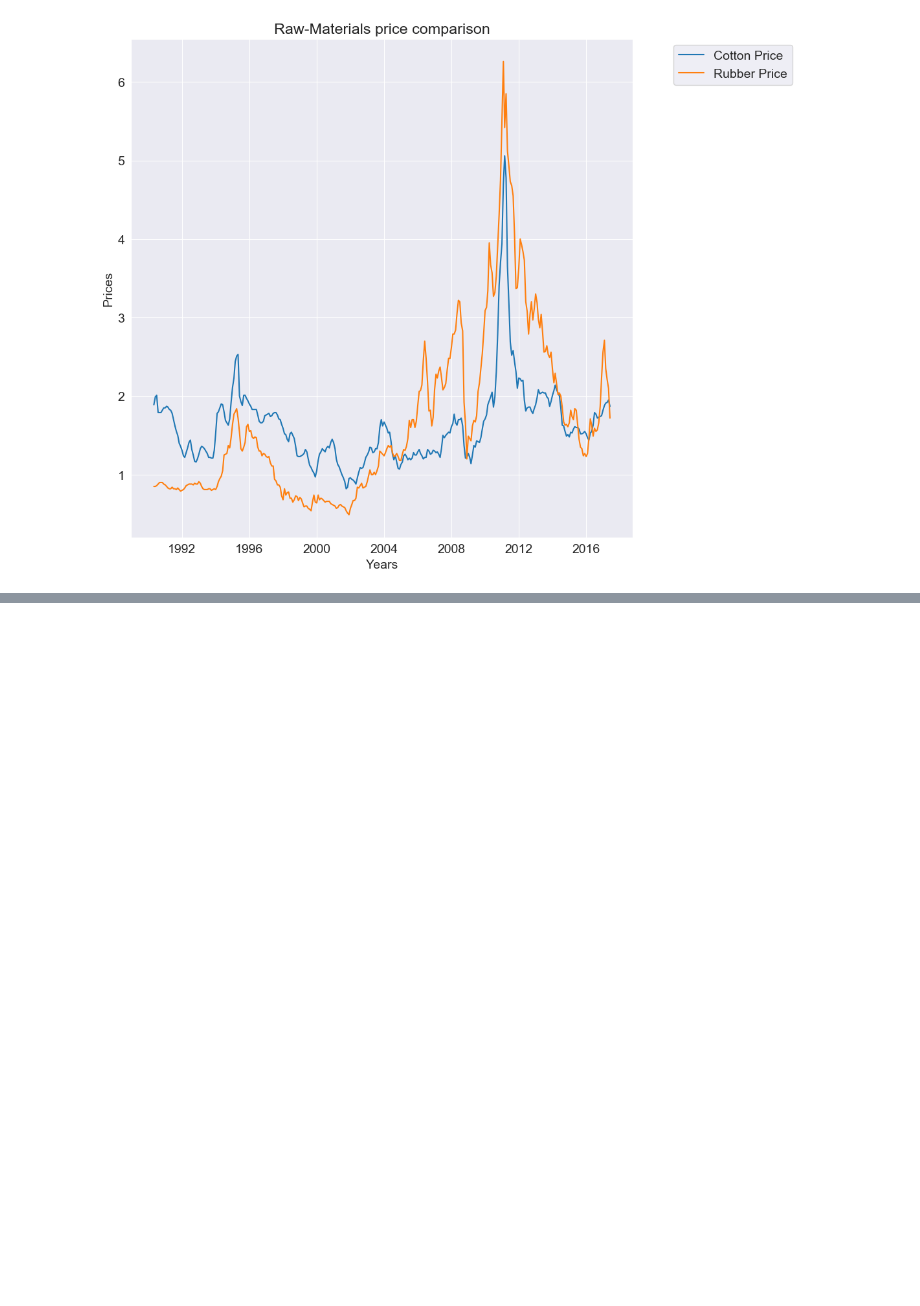
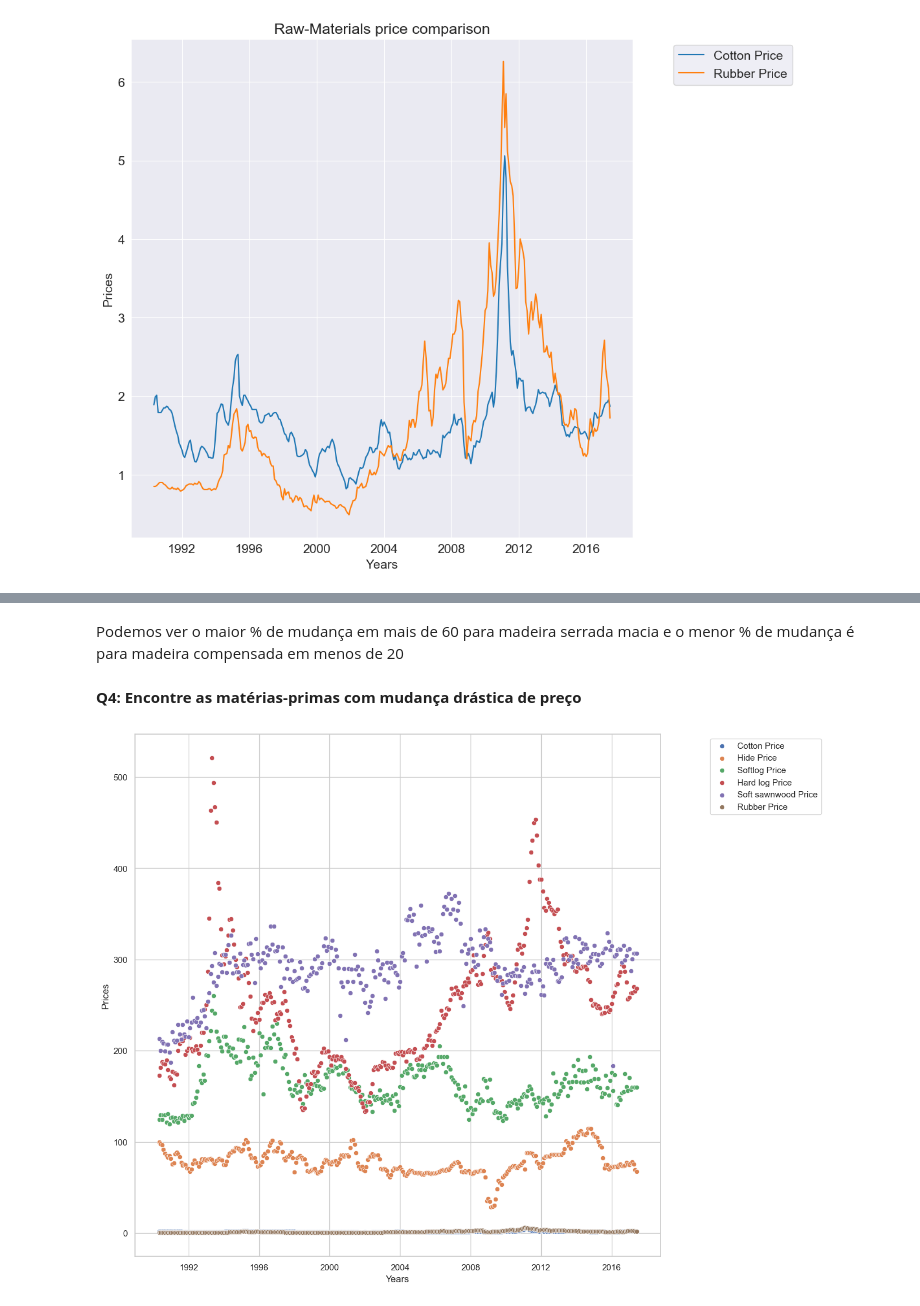
Before and after one commit to NatashaB-randao/Agricultural-Raw-Material-prices-1990-2020-, a Jupyter notebook: Agricultural.ipynb, the cells around one changed output, grey strips where cells are left out. Drawn from its saved outputs; the diff is of its cells as text; code cells hidden in the pictures; blank space fills up the shorter version.

```diff
--- a/Agricultural.ipynb
+++ b/Agricultural.ipynb
@@ -263,0 +334,27 @@ plt.legend(['Cotton Price','Rubber Price'], loc='upper center', bbox_to_anchor=(
+# %% [markdown]
+Podemos ver o maior % de mudança em mais de 60 para madeira serrada macia e o menor % de mudança é para madeira compensada em menos de 20
+# %% [markdown]
+**Q4: Encontre as matérias-primas com mudança drástica de preço**
+# %%
+# plt.figure(figsize=(12,12))
+# sns.scatterplot(df['Cotton Price'],df.index,hue=df['Fine wool Price']);
+
+# Lista de matérias-primas de interesse com preços considerados "baixos"
+lowlist = ['Cotton Price', 'Hide Price', 'Softlog Price', 'Hard log Price', 'Soft sawnwood Price', 'Rubber Price']
+
+# Cria uma nova figura com tamanho de 12x12 polegadas.
+plt.figure(figsize=(12, 12))
+
+# Adiciona rótulos aos eixos x e y.
+plt.ylabel('Prices')
+plt.xlabel('Years')
+
+# Loop para iterar sobre cada matéria-prima na lista.
+for i in range(len(lowlist)):
+    # Gera um gráfico de dispersão para a matéria-prima atual.
+    sns.scatterplot(y=df[lowlist[i]], x=df.index)
+
+    # Adiciona uma legenda indicando as diferentes matérias-primas.
+    plt.legend(lowlist, loc='upper center', bbox_to_anchor=(1.2, 1))
+# %% [output]
+[figure, added]
```
Also changed, not shown: parts of 10 cells of this notebook.
